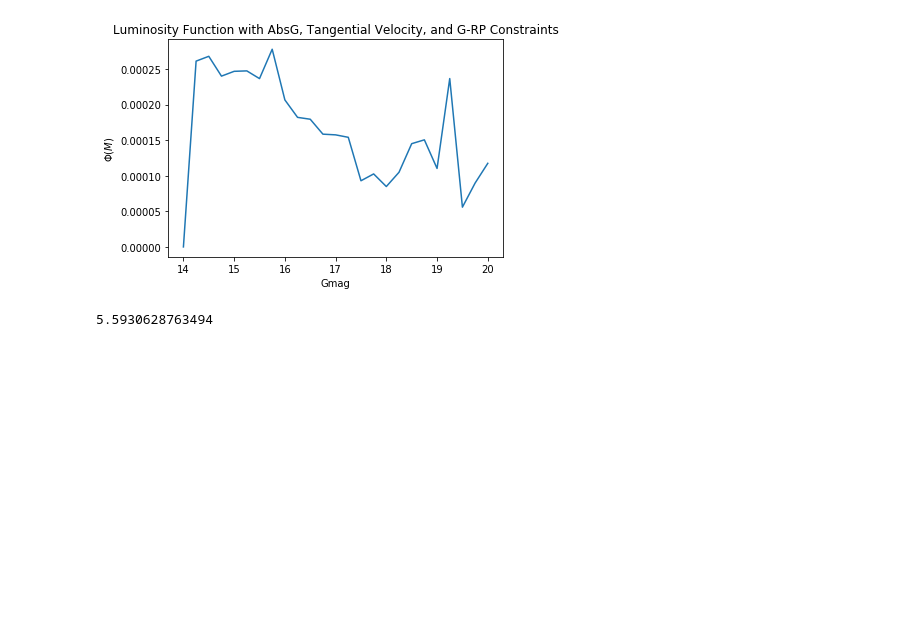
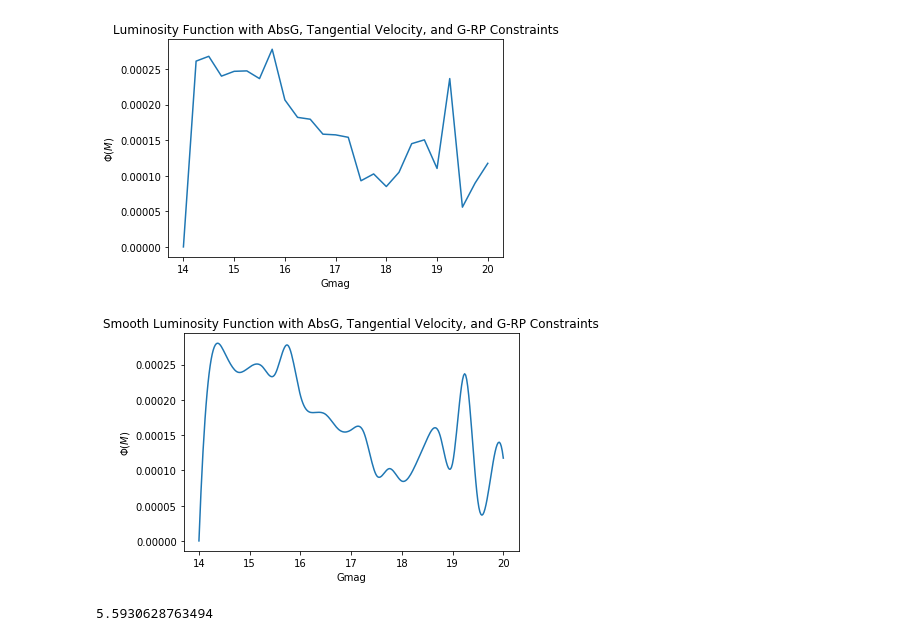
Before and after one commit to dhilligo/BDwarfLumFunction, a Jupyter notebook: GCNS Table Analysis.ipynb, the cells around one changed output. Saved outputs shown, nothing was run; the diff lists cells and outputs as text; code cells hidden in the pictures; blank space fills up the shorter version.

```diff
--- a/GCNS Table Analysis.ipynb
+++ b/GCNS Table Analysis.ipynb
@@ -472,3 +471,18 @@ Text(0.5, 1.0, 'Luminosity Function with AbsG, Tangential Velocity, and G-RP Con
+# %%
+#Smoothed out luminosity function for low vtan
+# 300 represents number of points to make between T.min and T.max
+xnew = np.linspace(bins2.min(), bins2.max(), 300)
+
+spl = make_interp_spline(bins2, lf_spacedensity4, k=3)  # type: BSpline
+lf_smooth = spl(xnew)
+
+plt.plot(xnew, lf_smooth)
+plt.xlabel("Gmag")
+plt.ylabel('$\Phi(M)$')
+plt.title("Smooth Luminosity Function with AbsG, Tangential Velocity, and G-RP Constraints")
+plt.show()
+# %% [output]
+[figure, added]
 # %%
 #plt.plot(bins2,lf_spacedensity4)
 # %%
```
Also changed, not shown: parts of 3 cells of this notebook.
